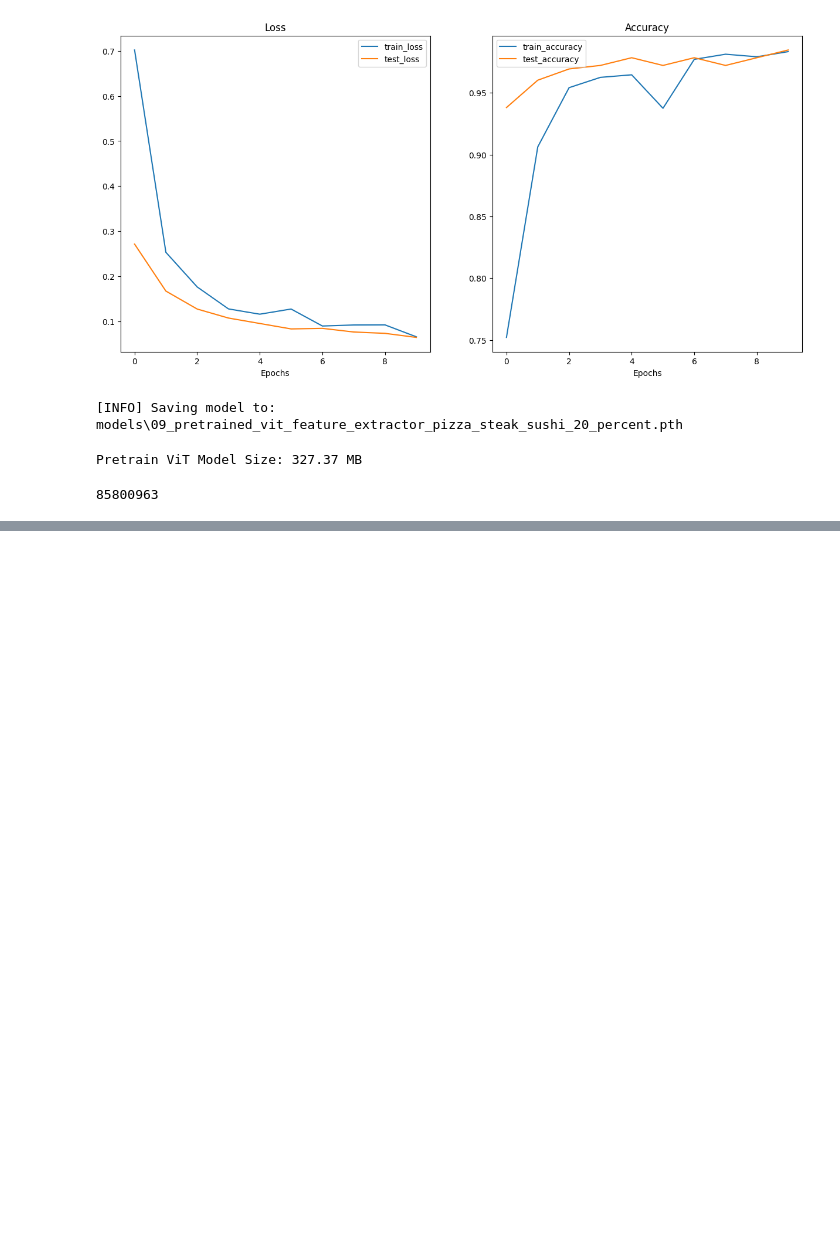
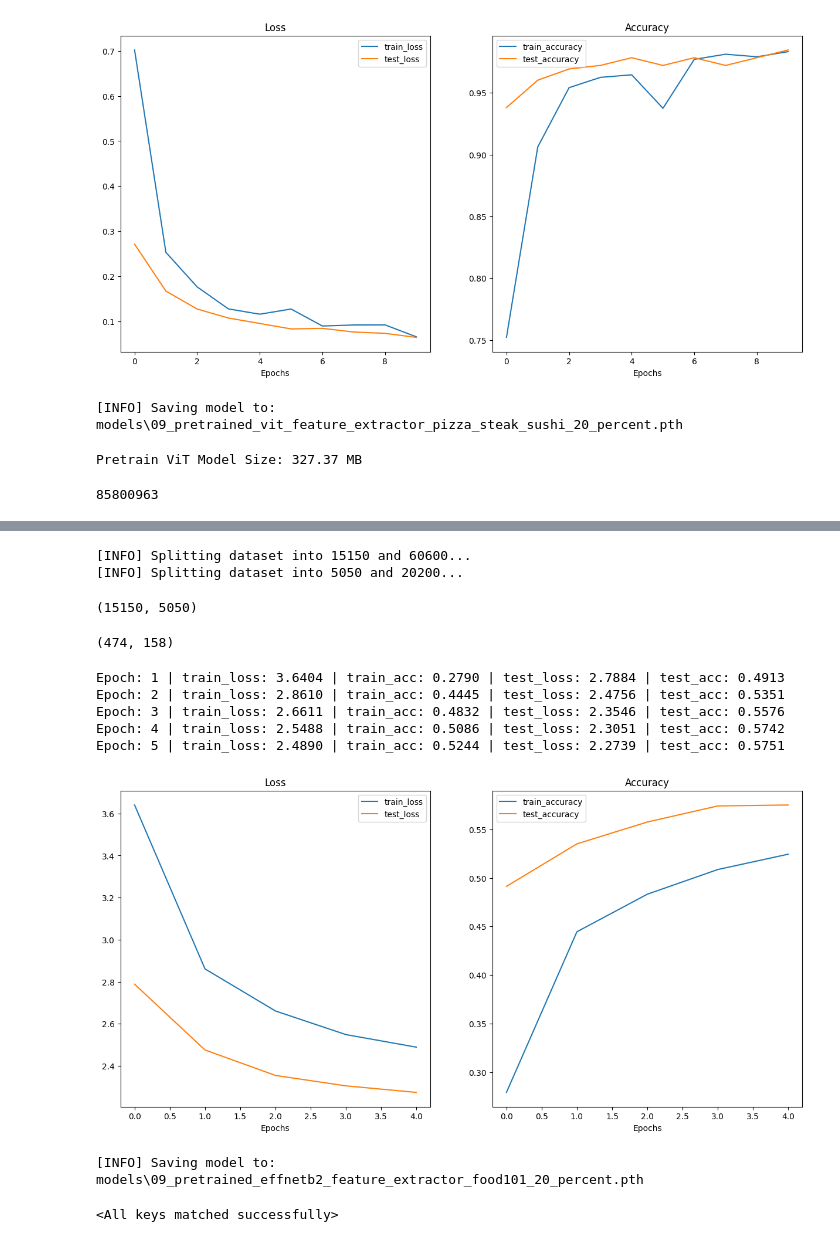
Before and after one commit to SaFaUU/PyTorch_for_DL, a Jupyter notebook: 09_pytorch_model_deploy.ipynb, the cells around one changed output, grey strips where cells are left out. Cells and saved outputs as stored; diff of their text form; code cells hidden in the pictures; blank space fills up the shorter version.

```diff
--- a/09_pytorch_model_deploy.ipynb
+++ b/09_pytorch_model_deploy.ipynb
@@ -295,0 +748,2 @@ vit_total_params
+# %%
+effnetb2_food101, effnetb2_transforms = create_effnetb2_model(num_classes=101, seed=42)
@@ -295,0 +846,60 @@ vit_total_params
+# %%
+train_data_food101_20_percent, _ = split_dataset(dataset=train_data, split_size=0.2)
+
+test_data_food101_20_percent, _ = split_dataset(dataset=test_data, split_size=0.2)
+# %% [output]
+[INFO] Splitting dataset into 15150 and 60600...
+[INFO] Splitting dataset into 5050 and 20200...
+# %%
+len(train_data_food101_20_percent), len(test_data_food101_20_percent)
+# %% [output]
+(15150, 5050)
+# %%
+import torch
+
+BATCH_SIZE = 32
+NUM_WORKERS = 0
+
+train_dataloader_food101_20_percent = torch.utils.data.DataLoader(
+    train_data_food101_20_percent,
+    batch_size=BATCH_SIZE,
+    shuffle=True,
+    num_workers=NUM_WORKERS
+)
+
+test_dataloader_food101_20_percent = torch.utils.data.DataLoader(
+    test_data_food101_20_percent,
+    batch_size=BATCH_SIZE,
+    shuffle=False,
+    num_workers=NUM_WORKERS
+)
+# %%
+len(train_dataloader_food101_20_percent), len(test_dataloader_food101_20_percent)
+# %% [output]
+(474, 158)
+# %%
+from going_modular import engine
+
+optimizer = torch.optim.Adam(effnetb2_food101.parameters(), lr=0.001)
+loss_fn = nn.CrossEntropyLoss(label_smoothing=0.1)
+
+set_seeds()
+effnetb2_food101_results = engine.train(model=effnetb2_food101,
+                                        train_dataloader=train_dataloader_food101_20_percent,
+                                        test_dataloader=test_dataloader_food101_20_percent,
+                                        optimizer=optimizer,
+                                        loss_fn=loss_fn,
+                                        epochs=5,
+                                        device=device)
+# %% [output]
+Epoch: 1 | train_loss: 3.6404 | train_acc: 0.2790 | test_loss: 2.7884 | test_acc: 0.4913
+Epoch: 2 | train_loss: 2.8610 | train_acc: 0.4445 | test_loss: 2.4756 | test_acc: 0.5351
+Epoch: 3 | train_loss: 2.6611 | train_acc: 0.4832 | test_loss: 2.3546 | test_acc: 0.5576
+Epoch: 4 | train_loss: 2.5488 | train_acc: 0.5086 | test_loss: 2.3051 | test_acc: 0.5742
+Epoch: 5 | train_loss: 2.4890 | train_acc: 0.5244 | test_loss: 2.2739 | test_acc: 0.5751
+# %%
+from helper_functions import plot_loss_curves
+
+plot_loss_curves(effnetb2_food101_results)
+# %% [output]
+[figure, added]
@@ -295,0 +908,17 @@ vit_total_params
+# %%
+from going_modular import utils
+
+utils.save_model(model=effnetb2_food101,
+                 target_dir="models",
+                 model_name=effnetb2_food101_model_path)
+# %% [output]
+[INFO] Saving model to: models\09_pretrained_effnetb2_feature_extractor_food101_20_percent.pth
+# %%
+import torch
+import torchvision
+device = "cuda" if torch.cuda.is_available() else "cpu"
+loaded_effnetb2_food101, effnetb2_transforms = create_effnetb2_model(num_classes=101)
+
+loaded_effnetb2_food101.load_state_dict(torch.load("models/09_pretrained_effnetb2_feature_extractor_food101_20_percent.pth"))
+# %% [output]
+<All keys matched successfully>
```
Also changed, not shown: parts of 51 cells of this notebook, 14 other files.
